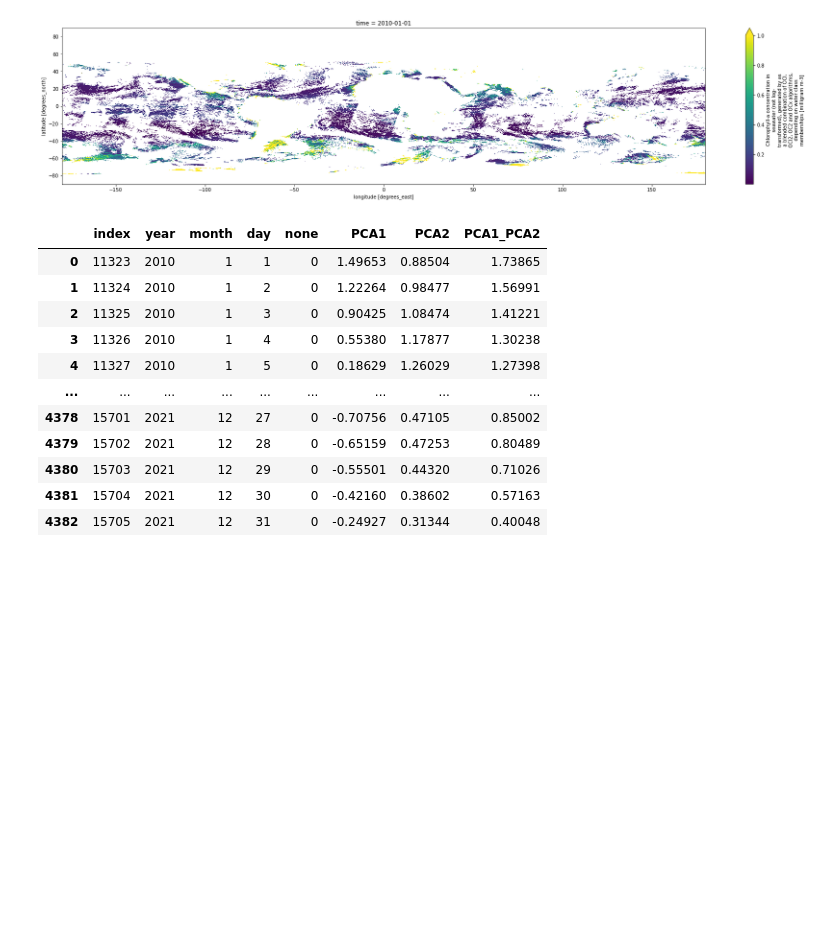
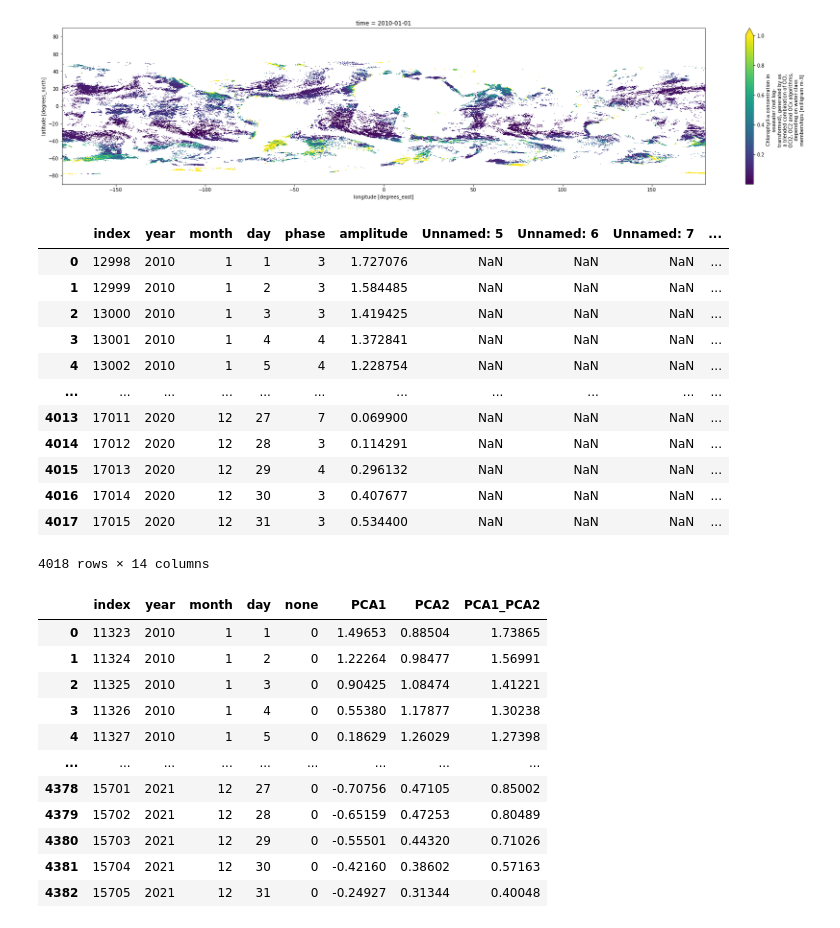
Before and after one commit to CassiaCai/MJO_chlorophyll_a_SST, a Jupyter notebook: Analysis.ipynb, the cells around one changed output. Drawn from its saved outputs; the diff is of its cells as text; code cells hidden in the pictures; blank space fills up the shorter version.

```diff
--- a/Analysis.ipynb
+++ b/Analysis.ipynb
@@ -35,6 +30,27 @@ chlor_a[0,:,:].plot(vmax=1)
 # %% [output]
 <matplotlib.collections.QuadMesh at 0x...>
 [figure]
+# %%
+MJO_phase = pd.read_csv('mjo_phase_data.csv',index_col=False)
+MJO_phase
+# # pre-processing MJO indices
+# MJO_phase_renamed = MJO_phase.rename(columns={0: "year", 1: "month", 2: "day", 3: "none", 4: "PCA1", 5:"PCA2", 6:"PCA1_PCA2"})
+MJO_phase_timeframe = MJO_phase[(MJO_phase['year'] >= 2010) & (MJO_phase['year'] <= 2020)].reset_index()
+MJO_phase_timeframe
+# %% [output]
+|  | index | year | month | day | phase | amplitude | Unnamed: 5 | Unnamed: 6 | Unnamed: 7 | ... |
+| 0 | 12998 | 2010 | 1 | 1 | 3 | 1.727076 | NaN | NaN | NaN | ... |
+| 1 | 12999 | 2010 | 1 | 2 | 3 | 1.584485 | NaN | NaN | NaN | ... |
+| 2 | 13000 | 2010 | 1 | 3 | 3 | 1.419425 | NaN | NaN | NaN | ... |
+| 3 | 13001 | 2010 | 1 | 4 | 4 | 1.372841 | NaN | NaN | NaN | ... |
+| 4 | 13002 | 2010 | 1 | 5 | 4 | 1.228754 | NaN | NaN | NaN | ... |
+| ... | ... | ... | ... | ... | ... | ... | ... | ... | ... | ... |
+| 4013 | 17011 | 2020 | 12 | 27 | 7 | 0.069900 | NaN | NaN | NaN | ... |
+| 4014 | 17012 | 2020 | 12 | 28 | 3 | 0.114291 | NaN | NaN | NaN | ... |
+| 4015 | 17013 | 2020 | 12 | 29 | 4 | 0.296132 | NaN | NaN | NaN | ... |
+| 4016 | 17014 | 2020 | 12 | 30 | 3 | 0.407677 | NaN | NaN | NaN | ... |
+| 4017 | 17015 | 2020 | 12 | 31 | 3 | 0.534400 | NaN | NaN | NaN | ... |
+4018 rows × 14 columns
 # %%
 MJO_indices = pd.read_csv('mjo_data.csv',header=None, index_col=False)
 # # pre-processing MJO indices
```
Also changed, not shown: parts of 7 cells of this notebook.
